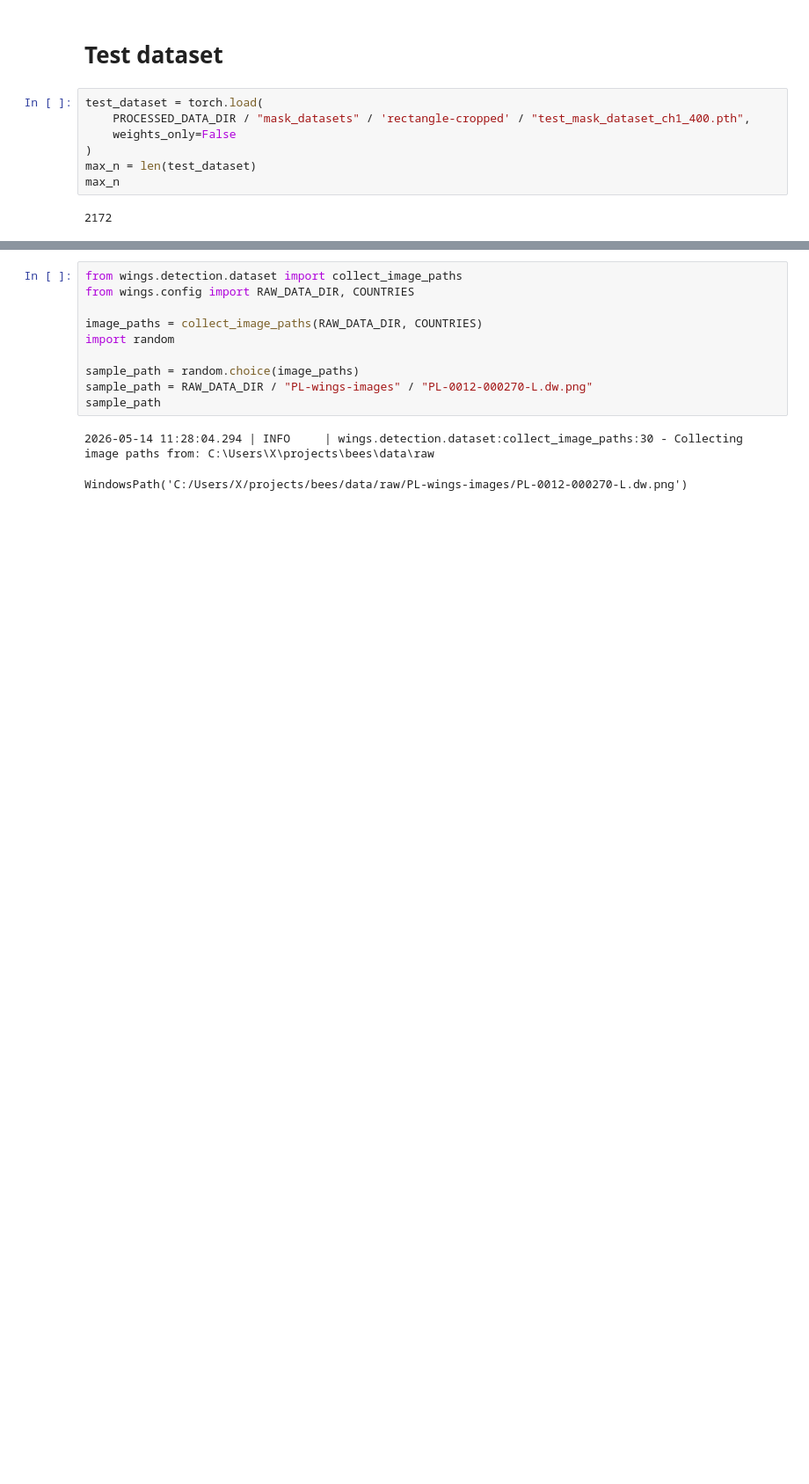
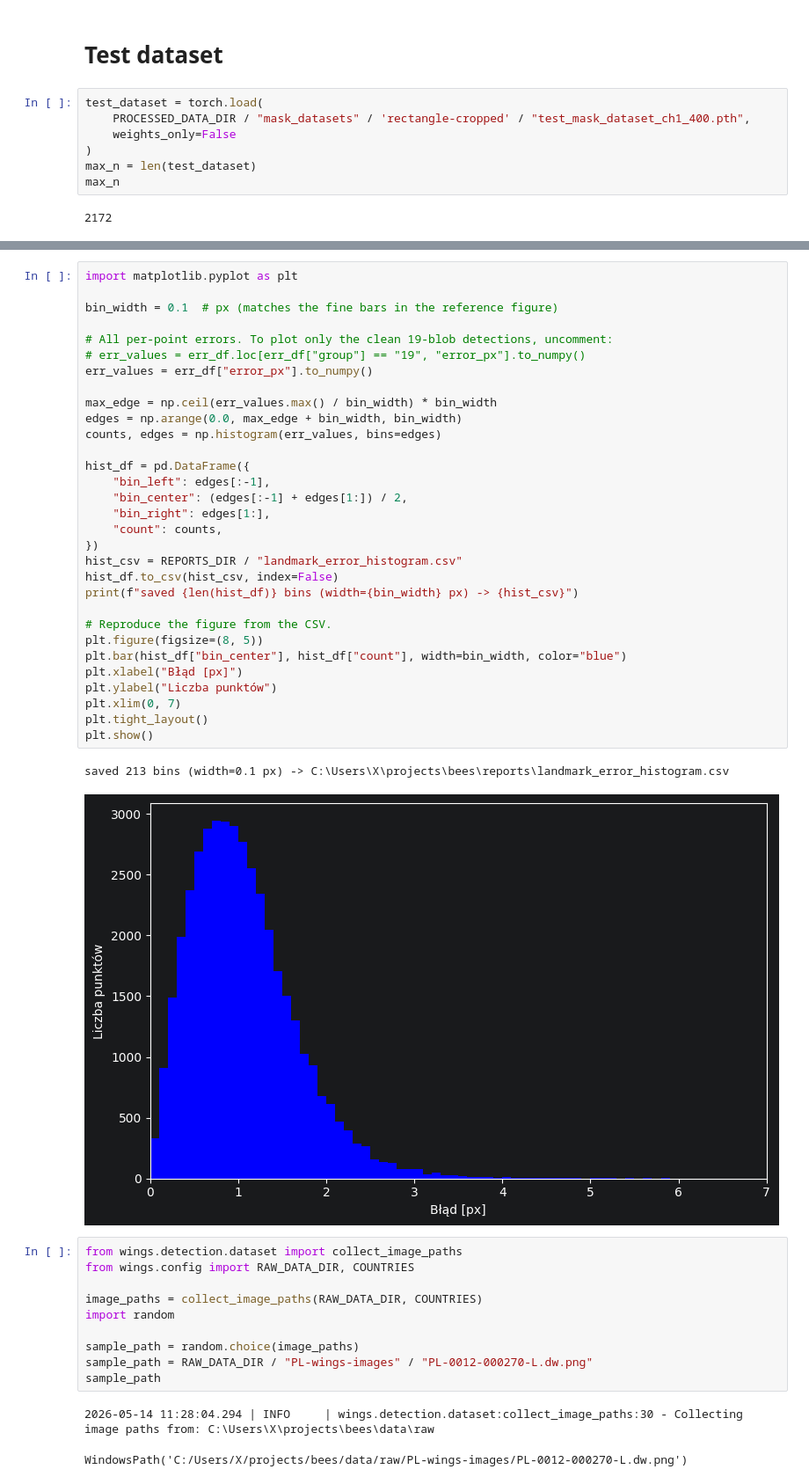
Before and after one commit to mkrajew/bees, a Jupyter notebook: notebooks/19_new_statistics.ipynb, the cells around one changed output, grey strips where cells are left out. Shown at 88% size. Saved outputs shown, nothing was run; the diff lists cells and outputs as text; blank space fills up the shorter version.

```diff
--- a/notebooks/19_new_statistics.ipynb
+++ b/notebooks/19_new_statistics.ipynb
@@ -159,3 +219,37 @@ GLOBAL MEDIAN ERROR = 0.9694
+# %%
+import matplotlib.pyplot as plt
+
+bin_width = 0.1  # px (matches the fine bars in the reference figure)
+
+# All per-point errors. To plot only the clean 19-blob detections, uncomment:
+# err_values = err_df.loc[err_df["group"] == "19", "error_px"].to_numpy()
+err_values = err_df["error_px"].to_numpy()
+
+max_edge = np.ceil(err_values.max() / bin_width) * bin_width
+edges = np.arange(0.0, max_edge + bin_width, bin_width)
+counts, edges = np.histogram(err_values, bins=edges)
+
+hist_df = pd.DataFrame({
+    "bin_left": edges[:-1],
+    "bin_center": (edges[:-1] + edges[1:]) / 2,
+    "bin_right": edges[1:],
+    "count": counts,
+})
+hist_csv = REPORTS_DIR / "landmark_error_histogram.csv"
+hist_df.to_csv(hist_csv, index=False)
+print(f"saved {len(hist_df)} bins (width={bin_width} px) -> {hist_csv}")
+
+# Reproduce the figure from the CSV.
+plt.figure(figsize=(8, 5))
+plt.bar(hist_df["bin_center"], hist_df["count"], width=bin_width, color="blue")
+plt.xlabel("Błąd [px]")
+plt.ylabel("Liczba punktów")
+plt.xlim(0, 7)
+plt.tight_layout()
+plt.show()
+# %% [output]
+saved 213 bins (width=0.1 px) -> C:\Users\X\projects\bees\reports\landmark_error_histogram.csv
+[figure, added]
 # %%
 from wings.detection.dataset import collect_image_paths
 from wings.config import RAW_DATA_DIR, COUNTRIES
```
Also changed, not shown: parts of 8 cells of this notebook, 1 other file.
